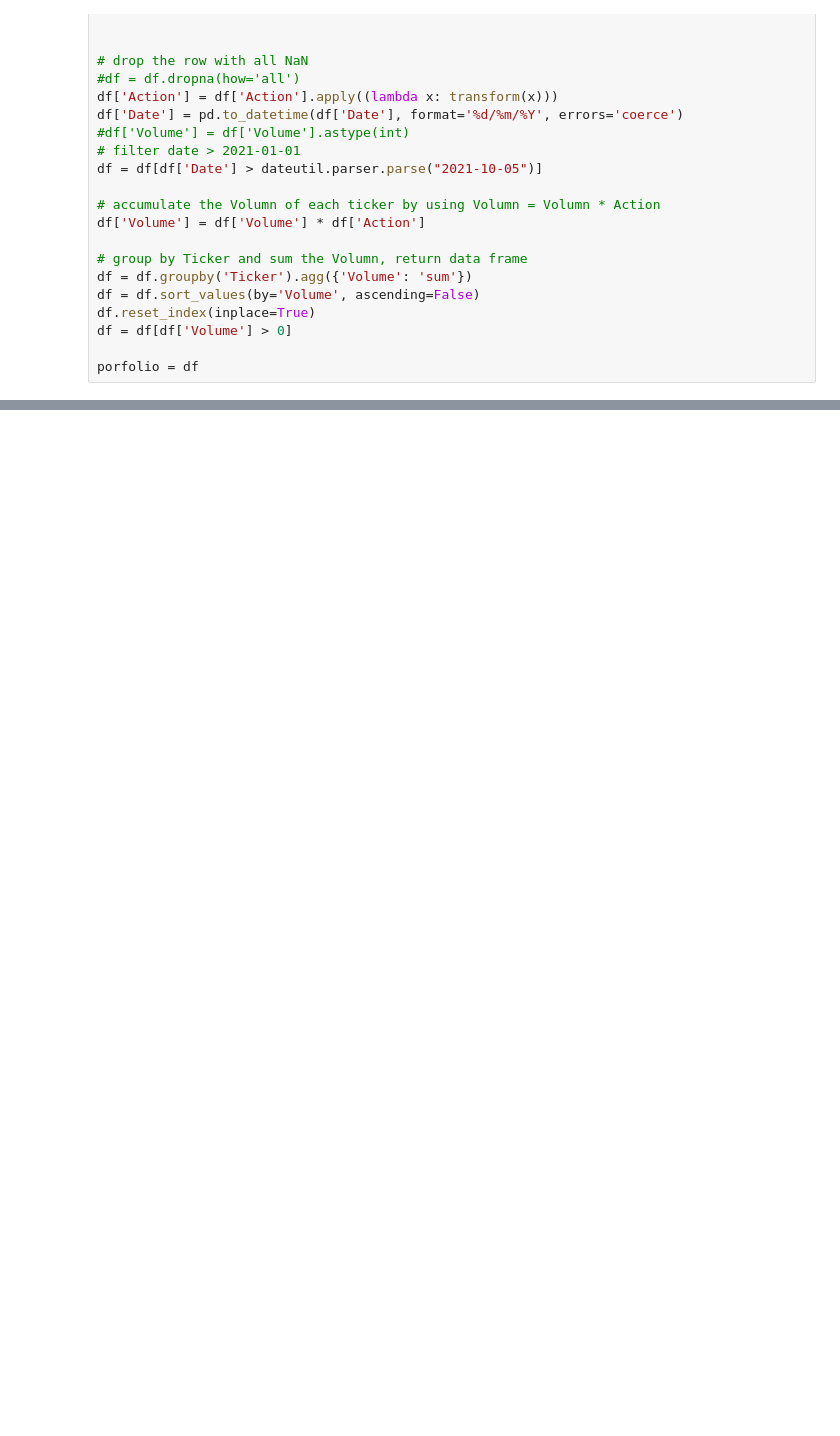
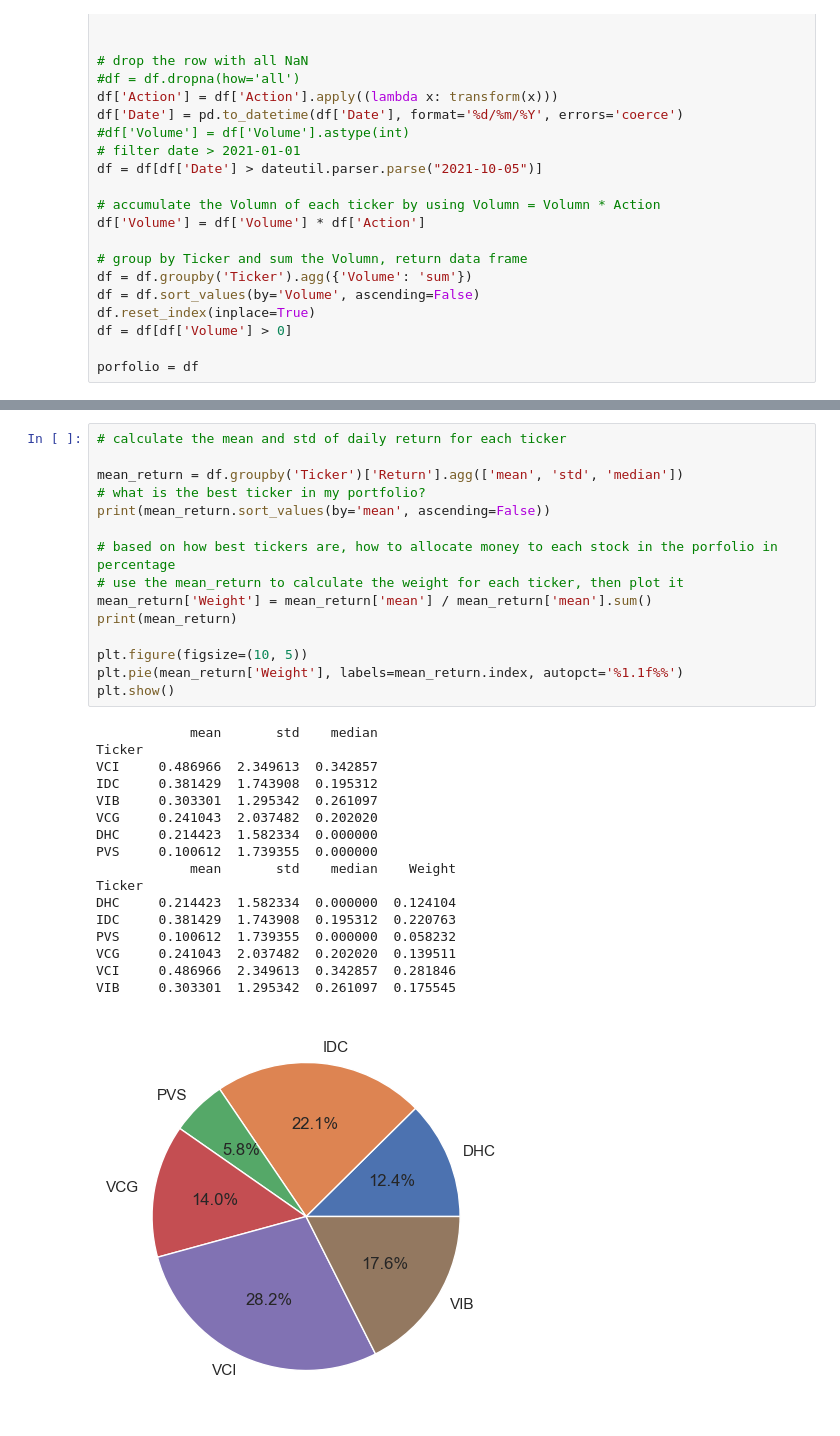
Before and after one commit to nguyenhaiquoc/python-data-analysis, a Jupyter notebook: trading_performance.ipynb, the cells around one changed output, grey strips where cells are left out. Drawn from its saved outputs; the diff is of its cells as text; blank space fills up the shorter version.

```diff
--- a/trading_performance.ipynb
+++ b/trading_performance.ipynb
@@ -173,0 +255,33 @@ def allocate_money(porfolio, money):
+# %%
+# calculate the mean and std of daily return for each ticker
+
+mean_return = df.groupby('Ticker')['Return'].agg(['mean', 'std', 'median'])
+# what is the best ticker in my portfolio?
+print(mean_return.sort_values(by='mean', ascending=False))
+
+# based on how best tickers are, how to allocate money to each stock in the porfolio in percentage
+# use the mean_return to calculate the weight for each ticker, then plot it
+mean_return['Weight'] = mean_return['mean'] / mean_return['mean'].sum()
+print(mean_return)
+
+plt.figure(figsize=(10, 5))
+plt.pie(mean_return['Weight'], labels=mean_return.index, autopct='%1.1f%%')
+plt.show()
+# %% [output]
+            mean       std    median
+Ticker
+VCI     0.486966  2.349613  0.342857
+IDC     0.381429  1.743908  0.195312
+VIB     0.303301  1.295342  0.261097
+VCG     0.241043  2.037482  0.202020
+DHC     0.214423  1.582334  0.000000
+PVS     0.100612  1.739355  0.000000
+            mean       std    median    Weight
+Ticker
+DHC     0.214423  1.582334  0.000000  0.124104
+IDC     0.381429  1.743908  0.195312  0.220763
+PVS     0.100612  1.739355  0.000000  0.058232
+VCG     0.241043  2.037482  0.202020  0.139511
+VCI     0.486966  2.349613  0.342857  0.281846
+VIB     0.303301  1.295342  0.261097  0.175545
+[figure, added]
```
Also changed, not shown: parts of 12 cells of this notebook, 3 other files.
